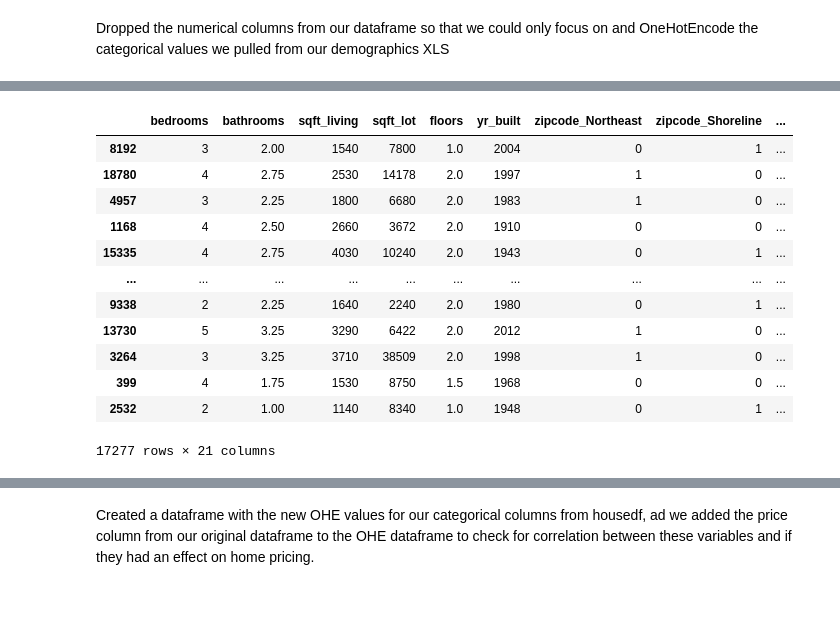
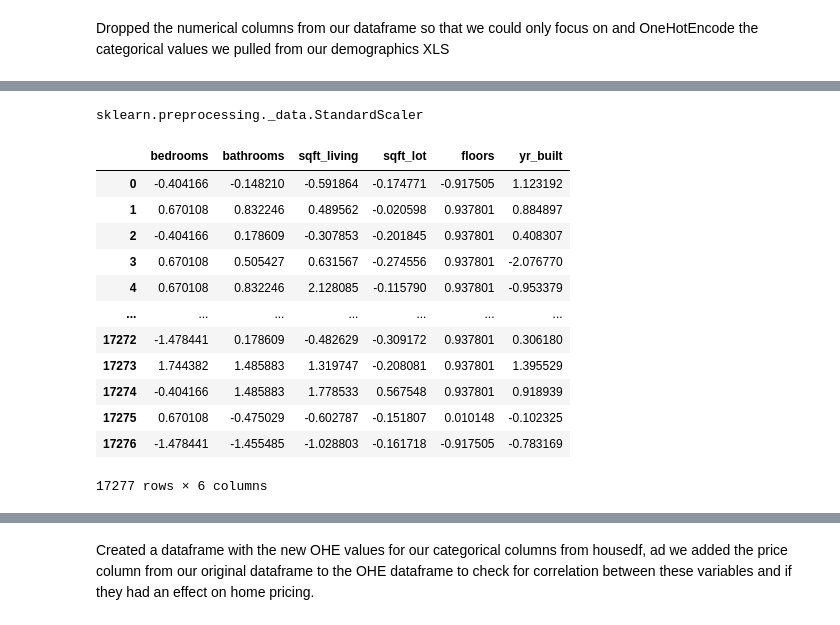
Before and after one commit to NaavSD/House-Plan-Analysis, a Jupyter notebook: Project 2 Notebook.ipynb, the cells around one changed output, grey strips where cells are left out. Drawn from its saved outputs; the diff is of its cells as text; code cells hidden in the pictures.

```diff
--- a/Project 2 Notebook.ipynb
+++ b/Project 2 Notebook.ipynb
@@ -600,11 +655,13 @@ X1_train, X1_test, y1_train, y1_test = train_test_split(X1, y1, test_size=0.2, r
 # %% [markdown]
 Created DummyRegressor similar to how we did it for our first model.
 # %%
-# ss1 = StandardScaler()
-# ss1.fit(X1_train)
+X1_train_cont = X1_train.drop(['zipcode', 'grade'], axis = 1).copy()
+X1_test_cont = X1_test.drop(['zipcode', 'grade'], axis = 1).copy()
+ss1 = StandardScaler()
+ss1.fit(X1_train_cont)
 
-# X1_train_scaled = ss1.transform(X1_train)
-# X1_test_scaled = ss1.transform(X1_test)
+X1_train_scaled = ss1.transform(X1_train_cont)
+X1_test_scaled = ss1.transform(X1_test_cont)
 
 #Dummy Regressor
 
@@ -632,17 +675,0 @@ len(column_names)
-# %%
-# Checked to see if the OHE was ran correctly
-pd.get_dummies(X1_train)
-# %% [output]
-|  | bedrooms | bathrooms | sqft_living | sqft_lot | floors | yr_built | zipcode_Northeast | zipcode_Shoreline | ... |
-| 8192 | 3 | 2.00 | 1540 | 7800 | 1.0 | 2004 | 0 | 1 | ... |
-| 18780 | 4 | 2.75 | 2530 | 14178 | 2.0 | 1997 | 1 | 0 | ... |
-| 4957 | 3 | 2.25 | 1800 | 6680 | 2.0 | 1983 | 1 | 0 | ... |
-| 1168 | 4 | 2.50 | 2660 | 3672 | 2.0 | 1910 | 0 | 0 | ... |
-| 15335 | 4 | 2.75 | 4030 | 10240 | 2.0 | 1943 | 0 | 1 | ... |
-| ... | ... | ... | ... | ... | ... | ... | ... | ... | ... |
-| 9338 | 2 | 2.25 | 1640 | 2240 | 2.0 | 1980 | 0 | 1 | ... |
-| 13730 | 5 | 3.25 | 3290 | 6422 | 2.0 | 2012 | 1 | 0 | ... |
-| 3264 | 3 | 3.25 | 3710 | 38509 | 2.0 | 1998 | 1 | 0 | ... |
-| 399 | 4 | 1.75 | 1530 | 8750 | 1.5 | 1968 | 0 | 0 | ... |
-| 2532 | 2 | 1.00 | 1140 | 8340 | 1.0 | 1948 | 0 | 1 | ... |
-17277 rows × 21 columns
@@ -648,0 +682,4 @@ pd.get_dummies(X1_train)
+# %%
+type(ss1)
+# %% [output]
+sklearn.preprocessing._data.StandardScaler
@@ -648,0 +689,16 @@ pd.get_dummies(X1_train)
+# %%
+X1_train_df
+# %% [output]
+|  | bedrooms | bathrooms | sqft_living | sqft_lot | floors | yr_built |
+| 0 | -0.404166 | -0.148210 | -0.591864 | -0.174771 | -0.917505 | 1.123192 |
+| 1 | 0.670108 | 0.832246 | 0.489562 | -0.020598 | 0.937801 | 0.884897 |
+| 2 | -0.404166 | 0.178609 | -0.307853 | -0.201845 | 0.937801 | 0.408307 |
+| 3 | 0.670108 | 0.505427 | 0.631567 | -0.274556 | 0.937801 | -2.076770 |
+| 4 | 0.670108 | 0.832246 | 2.128085 | -0.115790 | 0.937801 | -0.953379 |
+| ... | ... | ... | ... | ... | ... | ... |
+| 17272 | -1.478441 | 0.178609 | -0.482629 | -0.309172 | 0.937801 | 0.306180 |
+| 17273 | 1.744382 | 1.485883 | 1.319747 | -0.208081 | 0.937801 | 1.395529 |
+| 17274 | -0.404166 | 1.485883 | 1.778533 | 0.567548 | 0.937801 | 0.918939 |
+| 17275 | 0.670108 | -0.475029 | -0.602787 | -0.151807 | 0.010148 | -0.102325 |
+| 17276 | -1.478441 | -1.455485 | -1.028803 | -0.161718 | -0.917505 | -0.783169 |
+17277 rows × 6 columns
```
Also changed, not shown: parts of 33 cells of this notebook.
